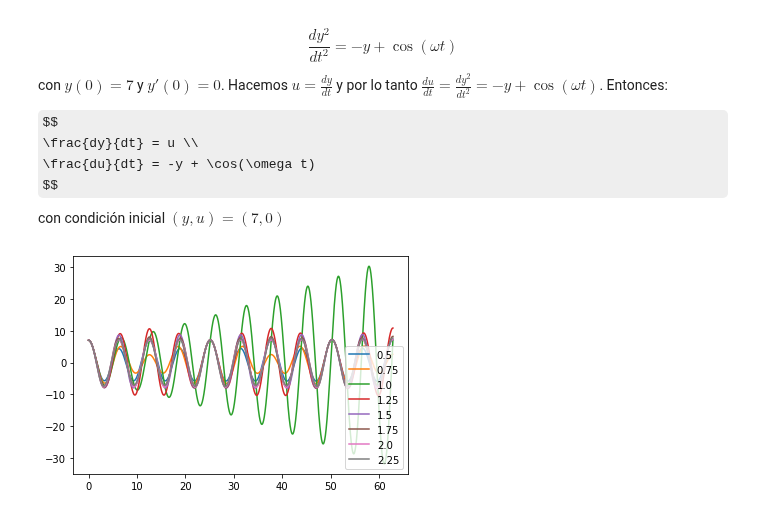
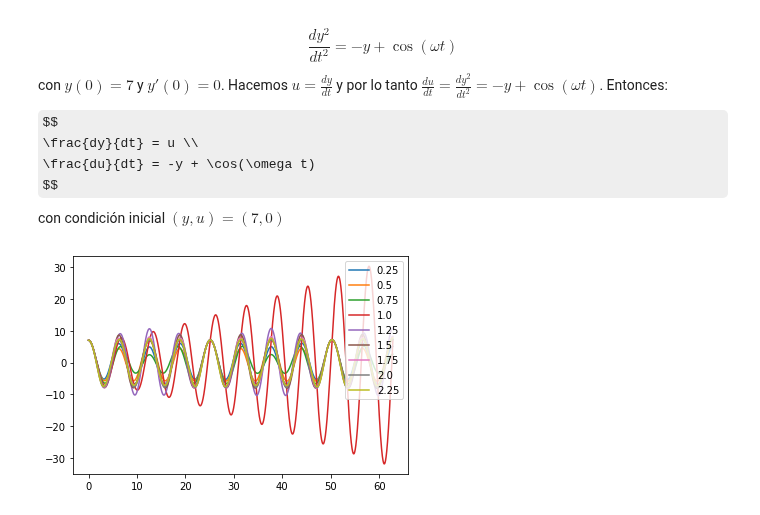
Before and after one commit to richmf/Fisica-Computacional-clases, a Jupyter notebook: EDO2.ipynb, the cells around one changed output. Saved outputs shown, nothing was run; the diff lists cells and outputs as text; code cells hidden in the pictures; some formulas as TeX source.

```diff
--- a/EDO2.ipynb
+++ b/EDO2.ipynb
@@ -31,11 +31,12 @@ con condición inicial $(y,u) = (7,0)$
 def ec_dif4(t,y,omega=[1.0]):
     return array([y[1],-y[0]+cos(omega[0]*t)])
 # %%
-omegas = arange(0.5,2.5,0.25)
-for omega_i in omegas:
-    sol,t = mi_Euler(ec_dif4,[0,20*pi],[7,0],[omega_i],0.001)
-    plot(t,sol[0],label=omega_i)
+omegas = arange(0.25,2.5,0.25)
+amps = zeros_like(omegas)
+for i in range(len(omegas)):
+    sol,t = mi_Euler(ec_dif4,[0,20*pi],[7,0],[omegas[i]],0.001)
+    plot(t,sol[0],label=omegas[i])
 legend()
 show()
 # %% [output]
-[figure, old version]
+[figure, new version]
```
Also changed, not shown: parts of 7 cells of this notebook.
